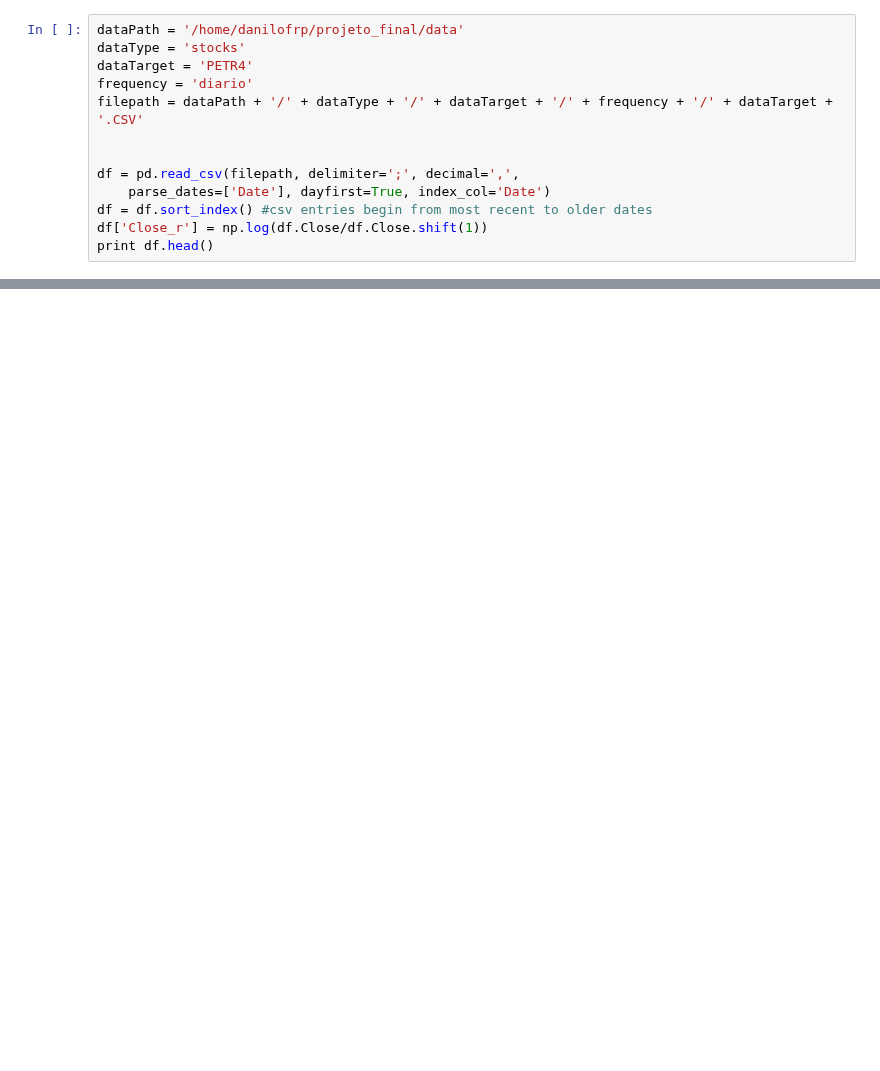
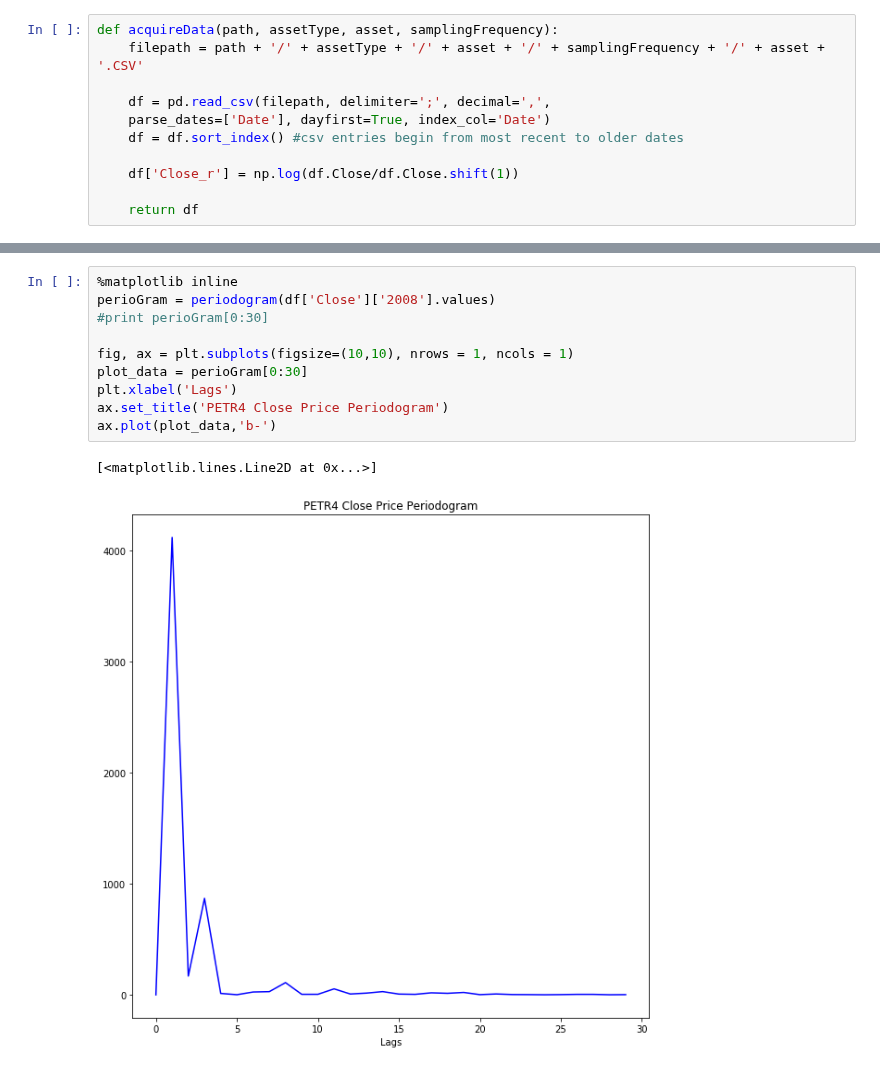
Before and after one commit to danilofrp/neural-stocks, a Jupyter notebook: notebooks/PreProcessing.ipynb, the cells around one changed output, grey strips where cells are left out. Drawn from its saved outputs; the diff is of its cells as text; blank space fills up the shorter version.

```diff
--- a/notebooks/PreProcessing.ipynb
+++ b/notebooks/PreProcessing.ipynb
@@ -6,13 +9,11 @@ from statsmodels.tsa.seasonal import seasonal_decompose
 # %%
-dataPath = '/home/danilofrp/projeto_final/data'
-dataType = 'stocks'
-dataTarget = 'PETR4'
-frequency = 'diario'
-filepath = dataPath + '/' + dataType + '/' + dataTarget + '/' + frequency + '/' + dataTarget + '.CSV'
+def acquireData(path, assetType, asset, samplingFrequency):
+    filepath = path + '/' + assetType + '/' + asset + '/' + samplingFrequency + '/' + asset + '.CSV'
 
+    df = pd.read_csv(filepath, delimiter=';', decimal=',',
+    parse_dates=['Date'], dayfirst=True, index_col='Date')
+    df = df.sort_index() #csv entries begin from most recent to older dates
 
-df = pd.read_csv(filepath, delimiter=';', decimal=',',
-    parse_dates=['Date'], dayfirst=True, index_col='Date')
-df = df.sort_index() #csv entries begin from most recent to older dates
-df['Close_r'] = np.log(df.Close/df.Close.shift(1))
-print df.head()
+    df['Close_r'] = np.log(df.Close/df.Close.shift(1))
+
+    return df
@@ -64,0 +85,13 @@ ax[3].plot(result.resid)
+# %%
+%matplotlib inline
+perioGram = periodogram(df['Close']['2008'].values)
+#print perioGram[0:30]
+
+fig, ax = plt.subplots(figsize=(10,10), nrows = 1, ncols = 1)
+plot_data = perioGram[0:30]
+plt.xlabel('Lags')
+ax.set_title('PETR4 Close Price Periodogram')
+ax.plot(plot_data,'b-')
+# %% [output]
+[<matplotlib.lines.Line2D at 0x...>]
+[figure, added]
```
Also changed, not shown: parts of 7 cells of this notebook.
